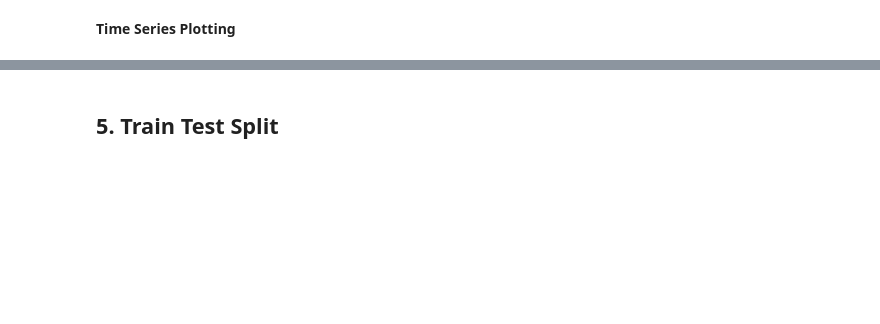
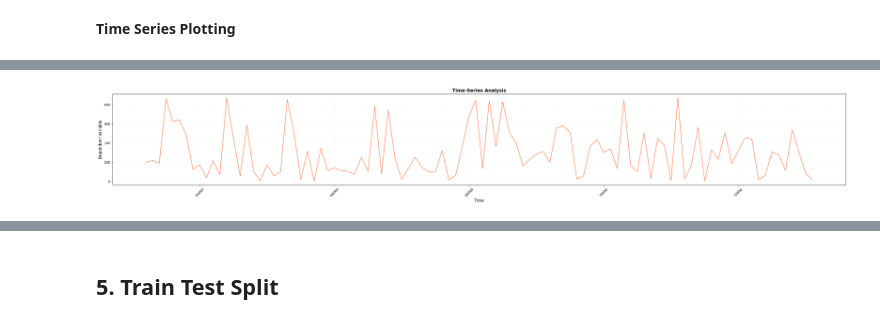
Before and after one commit to sanjana514/Research_Paper, a Jupyter notebook: Retail_Store_Inventory_Forecasting_Dataset.ipynb, the cells around one changed output, grey strips where cells are left out. Cells and saved outputs as stored; diff of their text form; code cells hidden in the pictures; blank space fills up the shorter version.

```diff
--- a/Retail_Store_Inventory_Forecasting_Dataset.ipynb
+++ b/Retail_Store_Inventory_Forecasting_Dataset.ipynb
@@ -1221,21 +914,23 @@ plt.show()
 # %%
 import matplotlib.pyplot as plt
 #  Plot time-series data
 plt.figure(figsize=(40, 5))
-df_sampled = df_capped.tail(1000)  # Take every 100th row
+df_sampled = df_capped.tail(100)  # Take every 100th row
 plt.plot(df_sampled.index, df_sampled["Units Sold"], color="orangered", linewidth=1)
 
 #  Add title and labels
 plt.title("Time-Series Analysis", fontsize=14, fontweight='bold')
 plt.xlabel("Time", fontsize=12)
 plt.ylabel("Dependent Variable", fontsize=12)
 
 #  Customize axes
 plt.grid(True, linestyle="--", alpha=0.1)
 plt.xticks(rotation=45)
 
 #  Show the plot
 plt.show()
+# %% [output]
+[figure, added]
 # %%
 import matplotlib.pyplot as plt
 #  Plot time-series data
```
Also changed, not shown: parts of 62 cells of this notebook.
